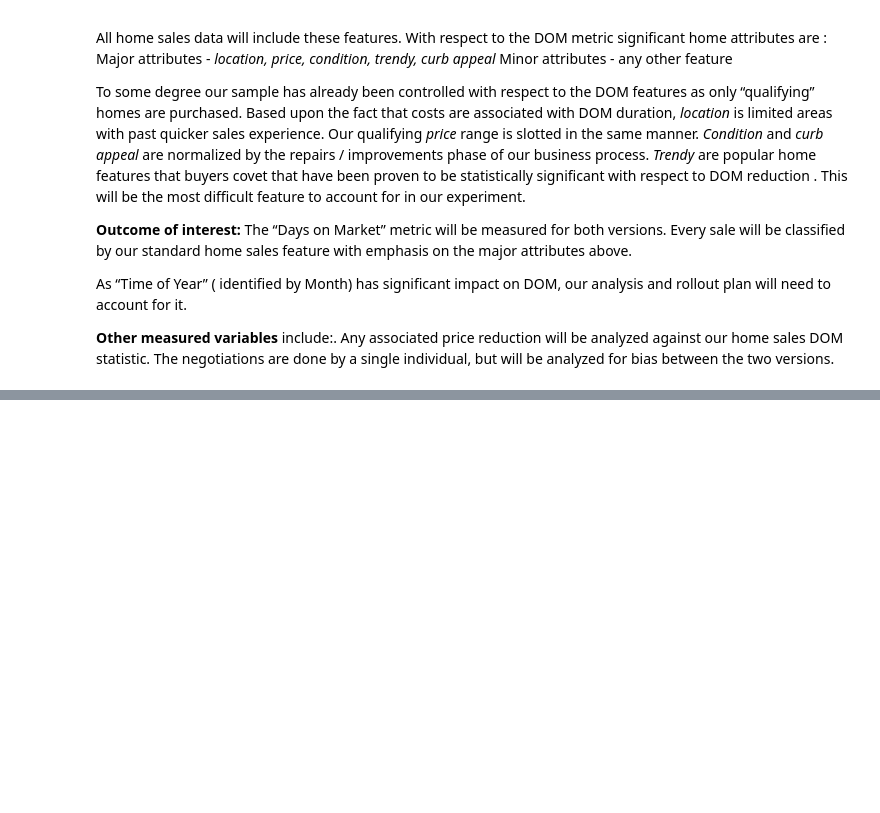
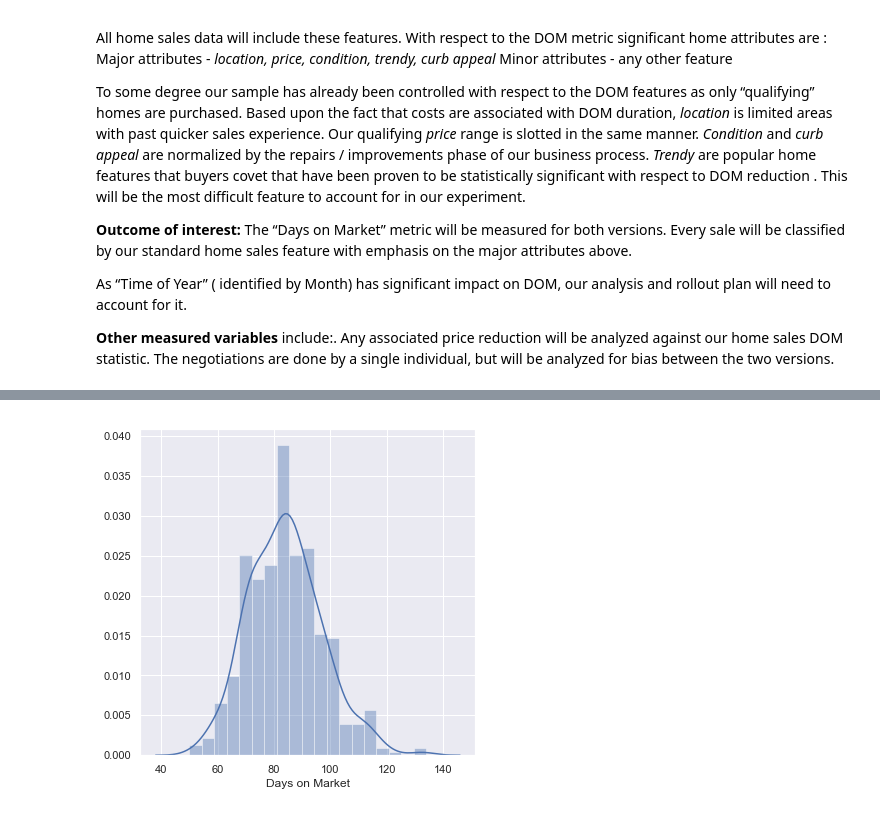
Before and after one commit to cmkeith9749/Projects, a Jupyter notebook: Unit01/Capstone/Capstone/UnitOneCapstone.ipynb, the cells around one changed output, grey strips where cells are left out. Saved outputs shown, nothing was run; the diff lists cells and outputs as text; code cells hidden in the pictures; blank space fills up the shorter version.

```diff
--- a/Unit01/Capstone/Capstone/UnitOneCapstone.ipynb
+++ b/Unit01/Capstone/Capstone/UnitOneCapstone.ipynb
@@ -78,5 +81,6 @@ def zillows_dfs(dict):
     return dict
 # %%
 doz = zillows_dfs(doz)
+nls = zillows_dfs(nls)
 # %%
 sns.set(style="whitegrid")
@@ -96,0 +93,6 @@ start = '2019-06-01'; end = '2019-07-01'
+# %%
+tabd = doz['df'][96:110][['avg','date']]
+tabd.index = range(len(tabd))
+tabd['xp'] = [(pd.Timestamp(x) - pd.Timestamp(tabd.iat[0,1])).days for x in tabd.date]
+tabd.drop(['date'], inplace=True, axis=1)
+tabd.columns = ['fp', 'xp']
@@ -96,0 +118,7 @@ start = '2019-06-01'; end = '2019-07-01'
+# %%
+A = [i // 4 + 1 for i in range(day * 4 ) if  np.random.random() <= (prob * np.interp(i // 4 + 1, tabp.xp, tabp.fp, period=days) )]
+data = pd.DataFrame(A, columns = ['day'])
+data['id'] = [str(i).rjust(6,'0') for i in range(len(data))]
+data['ntrp'] = data.day.apply(lambda x: int(np.round(np.interp(x, tabd.xp, tabd.fp, period=days),decimals = 0)))
+data['dom']  = data.ntrp.apply(lambda x: int(np.round(np.random.chisquare(84),decimals=0)))
+data.tail()
@@ -96,0 +132,8 @@ start = '2019-06-01'; end = '2019-07-01'
+# %%
+sns.set()
+f, ax = plt.subplots(figsize=(6, 6))
+sns.distplot(data.dom, color="b", ax=ax)
+ax.set( xlabel='Days on Market')
+plt.show()
+# %% [output]
+[figure, added]
```
Also changed, not shown: parts of 11 cells of this notebook, 10 other files.
